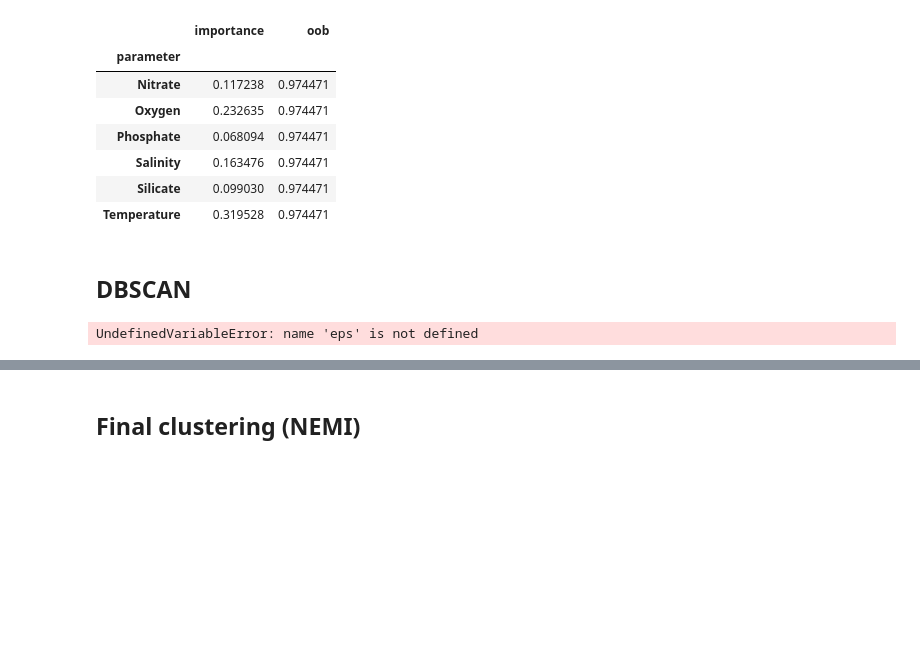
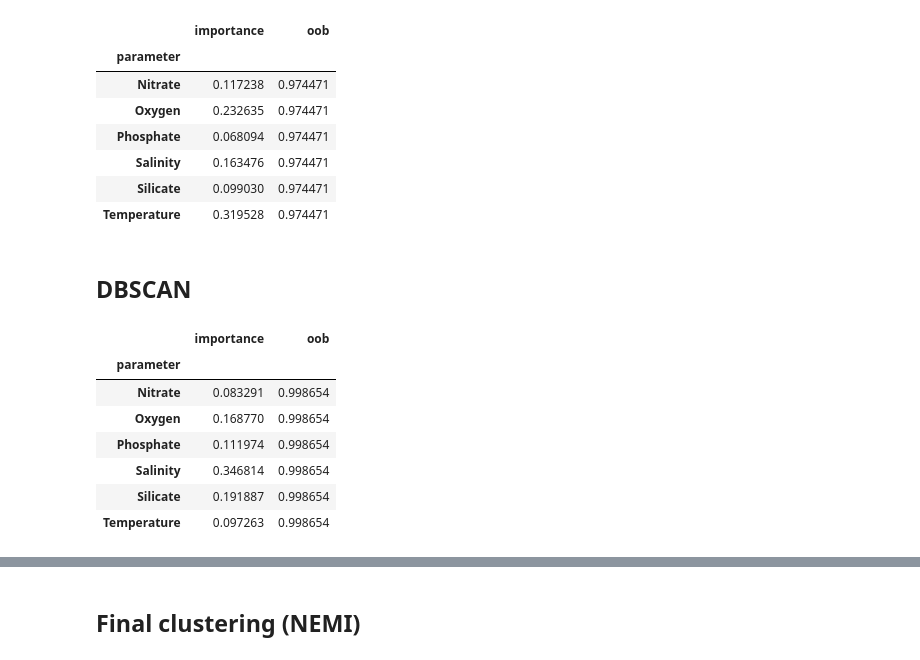
Before and after one commit to y-jenniges/ocean_clustering_and_validation, a Jupyter notebook: clustering_experiments/feature_importance.ipynb, the cells around one changed output, grey strips where cells are left out. Saved outputs shown, nothing was run; the diff lists cells and outputs as text; code cells hidden in the pictures; blank space fills up the shorter version.

```diff
--- a/clustering_experiments/feature_importance.ipynb
+++ b/clustering_experiments/feature_importance.ipynb
@@ -262,34 +250,0 @@ plt.show()
-# %%
-# Custom function to set the x-axis variable based on the clustering algorithm
-def plot_func(data, **kwargs):
-    # For KMeans/Ward, use 'n_clusters' on x-axis
-    if data['clustering'].iloc[0] in ['kmeans', 'ward']:
-        x_var = "n_clusters"
-    # For DBSCAN, check the 'hyperparameter' to set the appropriate x-axis
-    elif data['clustering'].iloc[0] == 'dbscan':
-        if 'eps' in data['parameter'].values:
-            x_var = "eps"
-        else:
-            x_var = "min_samples"
-
-    sns.lineplot(data=data, x=x_var, y="importance", hue="parameter", marker="o", errorbar="sd", **kwargs)
-
-
-# Create the new 'hyperparameter' column for DBSCAN specific hyperparameters (eps, min_samples)
-fi["hyperparameter"] = fi.apply(
-    lambda row: f"{row['clustering']} - {row['parameter']}" if row['clustering'] == 'dbscan'
-    else f"{row['clustering']}", axis=1)
-
-# Set up the FacetGrid for the plotting
-g = sns.FacetGrid(fi, col="preprocessing", row="hyperparameter", height=5, aspect=1.5, sharey=False)
-
-# Map the custom plotting function
-g.map_dataframe(plot_func)
-
-# Adjust the titles, labels, and legend
-g.set_axis_labels("Hyperparameter Value", "Feature Importance")
-g.set_titles(col_template="Preprocessing: {col_name}", row_template="{row_name}")
-g.add_legend(title="Feature")
-
-# Show the plot
-plt.show()
@@ -411,9 +430,16 @@ fi.query(query_str)[["importance", "oob", "parameter"]].groupby(["parameter"]).m
 ## DBSCAN
 # %%
 # Mean feature importances for DBSCAN
-query_str = get_query_string_hyps_filter(hyp_config.dbscan_original_hyps, preproc="minmax", algorithm="dbscan", float_tol=1e-8)
+query_str = get_query_string_hyps_filter(hyp_config.dbscan_original_hyps, preproc="MinMax", algorithm="dbscan", float_tol=1e-8)
 fi.query(query_str)[["importance", "oob", "parameter"]].groupby(["parameter"]).mean()
 # %% [output]
-UndefinedVariableError: name 'eps' is not defined
+|  | importance | oob |
+| parameter |  |  |
+| Nitrate | 0.083291 | 0.998654 |
+| Oxygen | 0.168770 | 0.998654 |
+| Phosphate | 0.111974 | 0.998654 |
+| Salinity | 0.346814 | 0.998654 |
+| Silicate | 0.191887 | 0.998654 |
+| Temperature | 0.097263 | 0.998654 |
 # %%
 # Mean feature importances for DBSCAN on the embedding
```
Also changed, not shown: parts of 20 cells of this notebook.
